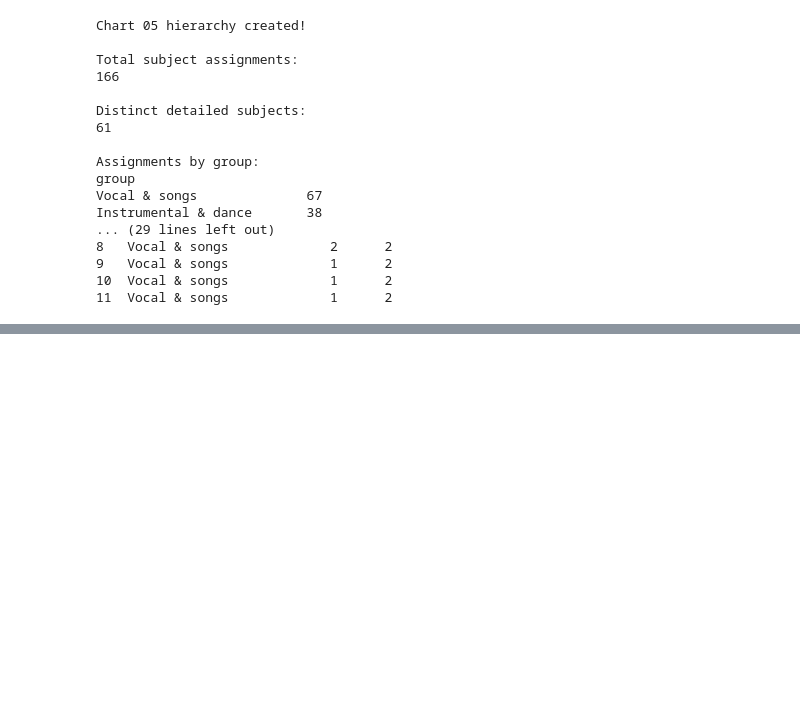
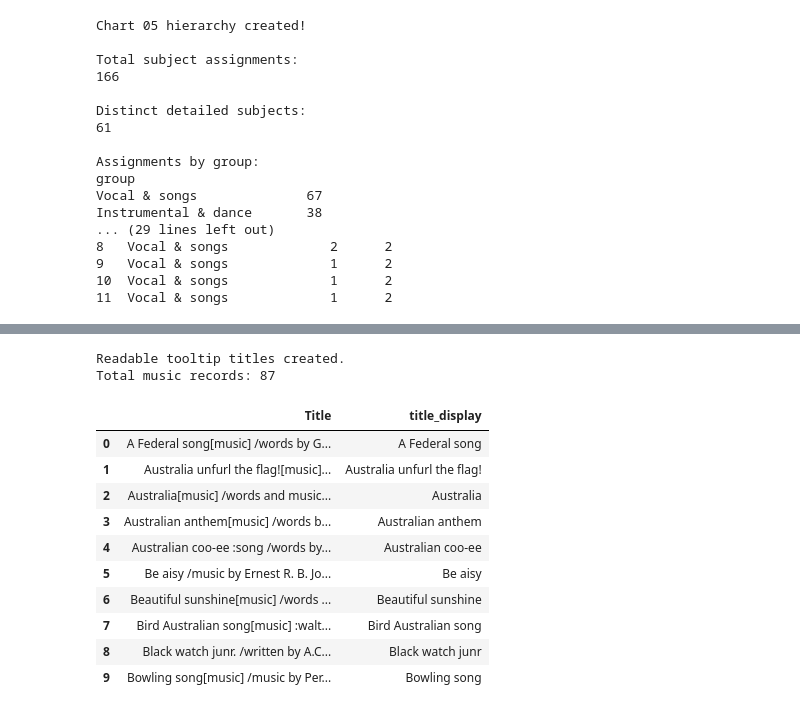
Before and after one commit to melissasara-mathews/Music-Memorabilia-Visualisation, a Jupyter notebook: data_preprocessing.ipynb, the cells around one changed output, grey strips where cells are left out. Cells and saved outputs as stored; diff of their text form; code cells hidden in the pictures; blank space fills up the shorter version.

```diff
--- a/data_preprocessing.ipynb
+++ b/data_preprocessing.ipynb
@@ -939,0 +1088,67 @@ Instrumental & dance       38
+# %%
+
+# Chart 01: Create readable music titles for tooltips
+# Preserve original catalogue titles for traceability.
+
+import pandas as pd
+import re
+
+csv_path = "data/clean/music_qld_clean.csv"
+
+music_df = pd.read_csv(csv_path)
+
+def clean_music_title(title):
+    if pd.isna(title):
+        return "Unknown title"
+
+    title = str(title).strip()
+
+    # Remove catalogue responsibility statements.
+    # Example: "Good night /words by..." -> "Good night"
+    title = re.split(r"\s*/", title, maxsplit=1)[0]
+
+    # Remove material-designation tags.
+    title = re.sub(
+        r"\[music\]",
+        "",
+        title,
+        flags=re.IGNORECASE
+    )
+
+    # Remove catalogue descriptions following " :"
+    # Example: "Brothers in arms :patriotic song"
+    # becomes "Brothers in arms".
+    title = re.split(r"\s+:", title, maxsplit=1)[0]
+
+    # Clean remaining spacing and trailing punctuation.
+    title = re.sub(r"\s+", " ", title)
+
+    return title.strip(" .;:/")
+
+music_df["title_display"] = music_df["Title"].apply(
+    clean_music_title
+)
+
+# Keep every existing column, including the original Title.
+music_df.to_csv(csv_path, index=False)
+
+print("Readable tooltip titles created.")
+print("Total music records:", len(music_df))
+
+display(
+    music_df[["Title", "title_display"]].head(10)
+)
+# %% [output]
+Readable tooltip titles created.
+Total music records: 87
+|  | Title | title_display |
+| 0 | A Federal song[music] /words by G... | A Federal song |
+| 1 | Australia unfurl the flag![music]... | Australia unfurl the flag! |
+| 2 | Australia[music] /words and music... | Australia |
+| 3 | Australian anthem[music] /words b... | Australian anthem |
+| 4 | Australian coo-ee :song /words by... | Australian coo-ee |
+| 5 | Be aisy /music by Ernest R. B. Jo... | Be aisy |
+| 6 | Beautiful sunshine[music] /words ... | Beautiful sunshine |
+| 7 | Bird Australian song[music] :walt... | Bird Australian song |
+| 8 | Black watch junr. /written by A.C... | Black watch junr |
+| 9 | Bowling song[music] /music by Per... | Bowling song |
```
Also changed, not shown: parts of 2 cells of this notebook, 14 other files.
